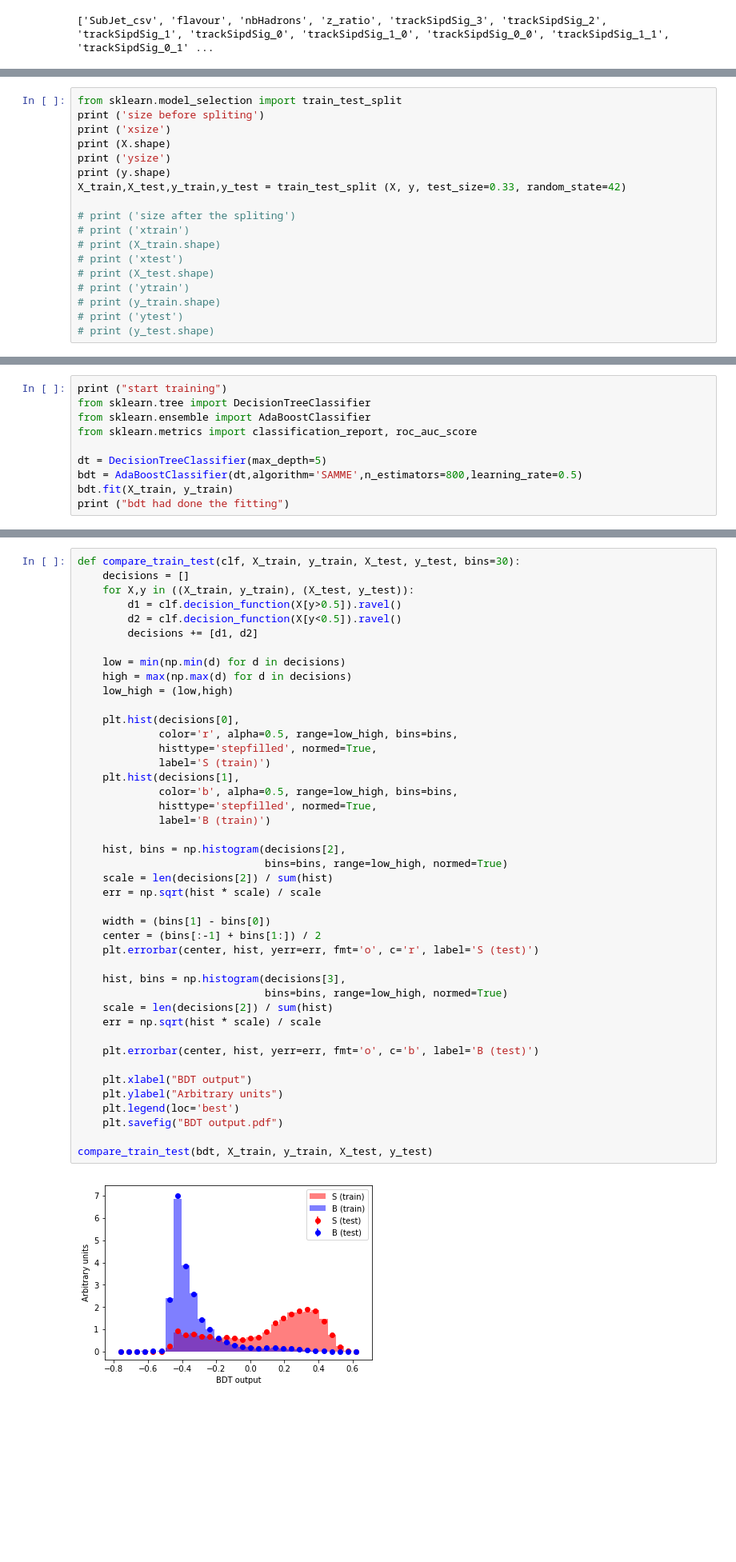
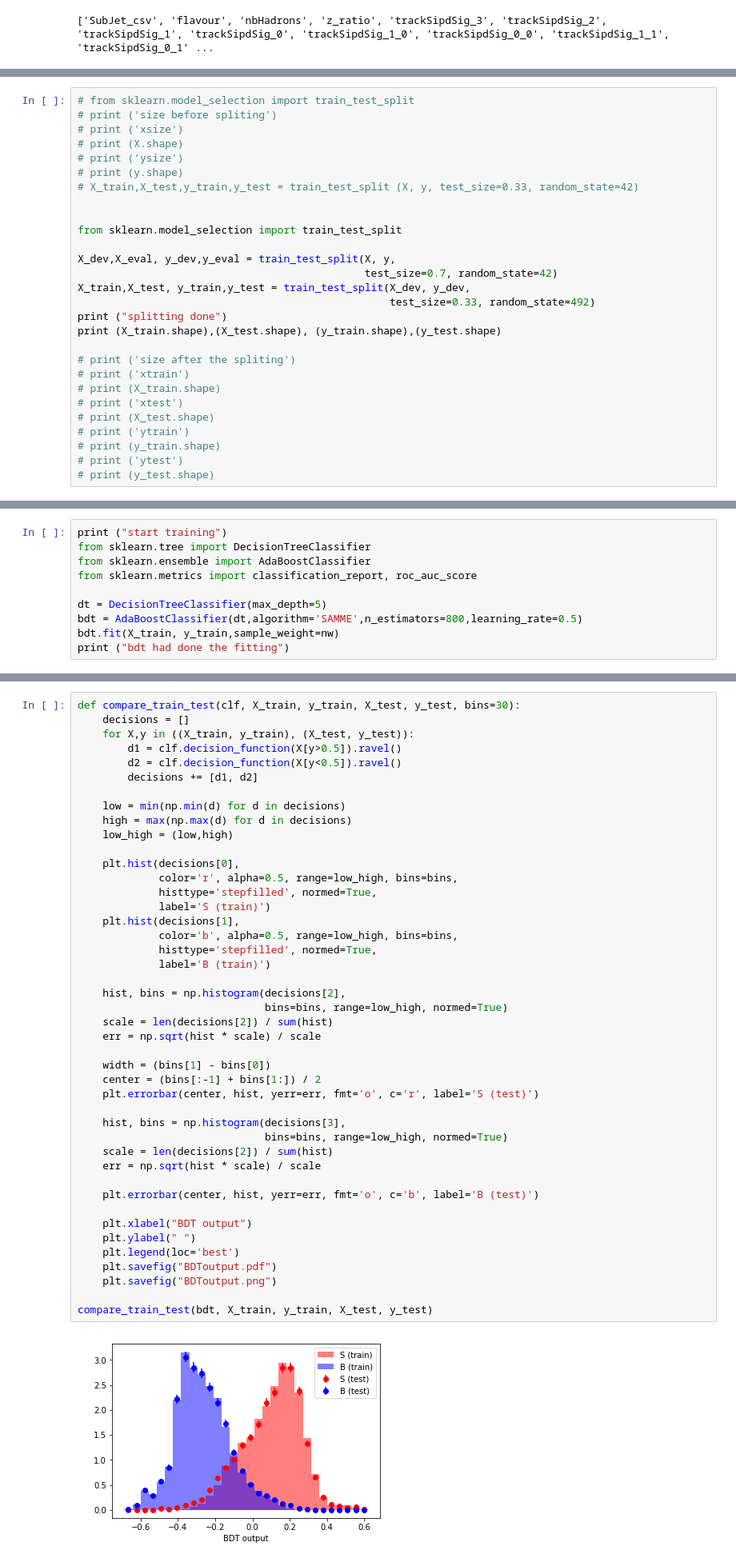
Before and after one commit to ramankhurana/MonoH, a Jupyter notebook: MonoHbb/DoubleBTagger/CA15DoubleBJetTagger.ipynb, the cells around one changed output, grey strips where cells are left out. Shown: that part at 80% size. Saved outputs shown, nothing was run; the diff lists cells and outputs as text; blank space fills up the shorter version.

Commit message:
added weight in NB

```diff
--- a/MonoHbb/DoubleBTagger/CA15DoubleBJetTagger.ipynb
+++ b/MonoHbb/DoubleBTagger/CA15DoubleBJetTagger.ipynb
@@ -253,11 +272,21 @@ correlations(df[sig].drop('y', 1))
 # %%
+# from sklearn.model_selection import train_test_split
+# print ('size before spliting')
+# print ('xsize')
+# print (X.shape)
+# print ('ysize')
+# print (y.shape)
+# X_train,X_test,y_train,y_test = train_test_split (X, y, test_size=0.33, random_state=42)
+
+
 from sklearn.model_selection import train_test_split
-print ('size before spliting')
-print ('xsize')
-print (X.shape)
-print ('ysize')
-print (y.shape)
-X_train,X_test,y_train,y_test = train_test_split (X, y, test_size=0.33, random_state=42)
+
+X_dev,X_eval, y_dev,y_eval = train_test_split(X, y,
+                                              test_size=0.7, random_state=42)
+X_train,X_test, y_train,y_test = train_test_split(X_dev, y_dev,
+                                                  test_size=0.33, random_state=492)
+print ("splitting done")
+print (X_train.shape),(X_test.shape), (y_train.shape),(y_test.shape)
 
 # print ('size after the spliting')
 # print ('xtrain')
@@ -282,7 +309,7 @@ from sklearn.metrics import classification_report, roc_auc_score
 
 dt = DecisionTreeClassifier(max_depth=5)
 bdt = AdaBoostClassifier(dt,algorithm='SAMME',n_estimators=800,learning_rate=0.5)
-bdt.fit(X_train, y_train)
+bdt.fit(X_train, y_train,sample_weight=nw)
 print ("bdt had done the fitting")
 # %% [output]
 start training
@@ -356,36 +369,37 @@ def compare_train_test(clf, X_train, y_train, X_test, y_test, bins=30):
     plt.hist(decisions[0],
              color='r', alpha=0.5, range=low_high, bins=bins,
              histtype='stepfilled', normed=True,
              label='S (train)')
     plt.hist(decisions[1],
              color='b', alpha=0.5, range=low_high, bins=bins,
              histtype='stepfilled', normed=True,
              label='B (train)')
 
     hist, bins = np.histogram(decisions[2],
                               bins=bins, range=low_high, normed=True)
     scale = len(decisions[2]) / sum(hist)
     err = np.sqrt(hist * scale) / scale
 
     width = (bins[1] - bins[0])
     center = (bins[:-1] + bins[1:]) / 2
     plt.errorbar(center, hist, yerr=err, fmt='o', c='r', label='S (test)')
 
     hist, bins = np.histogram(decisions[3],
                               bins=bins, range=low_high, normed=True)
     scale = len(decisions[2]) / sum(hist)
     err = np.sqrt(hist * scale) / scale
 
     plt.errorbar(center, hist, yerr=err, fmt='o', c='b', label='B (test)')
 
     plt.xlabel("BDT output")
-    plt.ylabel("Arbitrary units")
+    plt.ylabel(" ")
     plt.legend(loc='best')
-    plt.savefig("BDT output.pdf")
+    plt.savefig("BDToutput.pdf")
+    plt.savefig("BDToutput.png")
 
 compare_train_test(bdt, X_train, y_train, X_test, y_test)
 # %% [output]
-[figure, old version]
+[figure, new version]
 # %%
 from root_numpy import array2root
 
```
Also changed, not shown: parts of 8 cells of this notebook, 2 other files.
